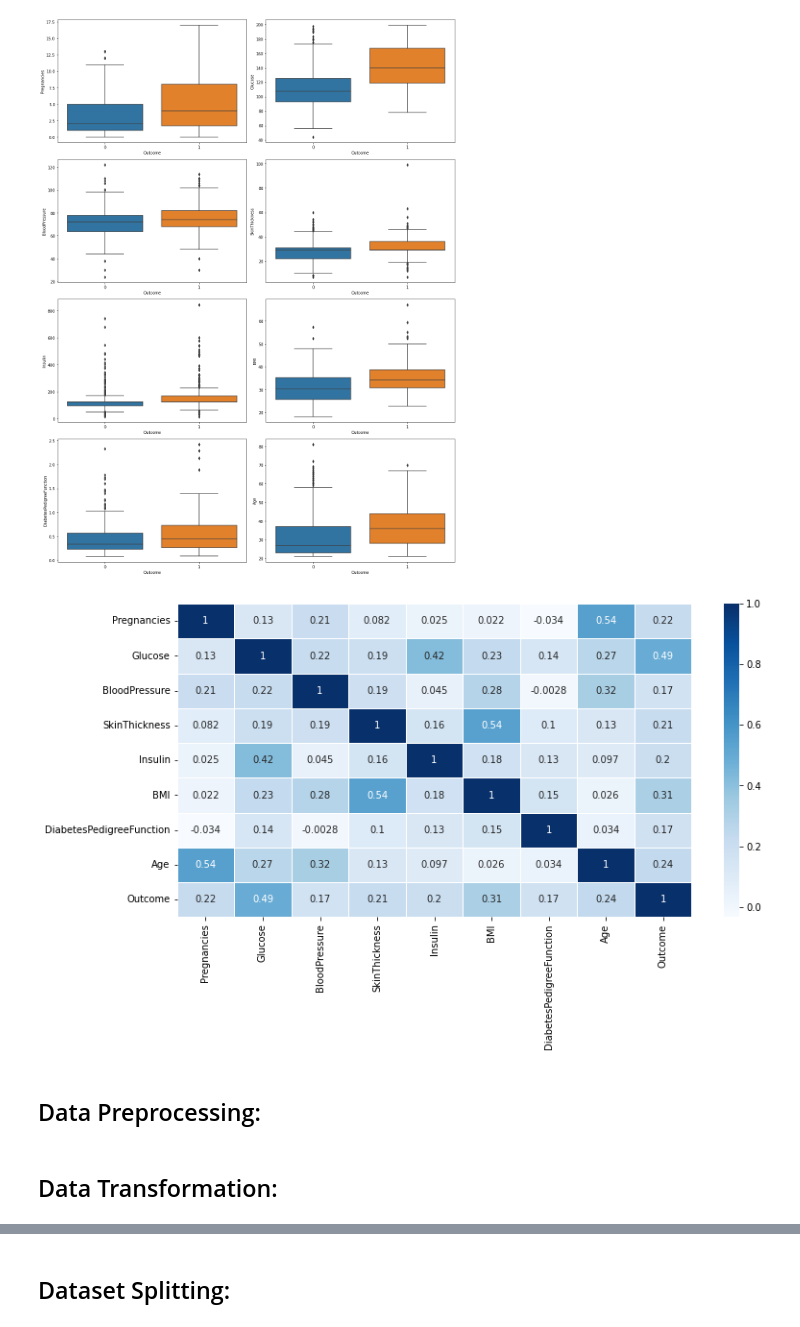
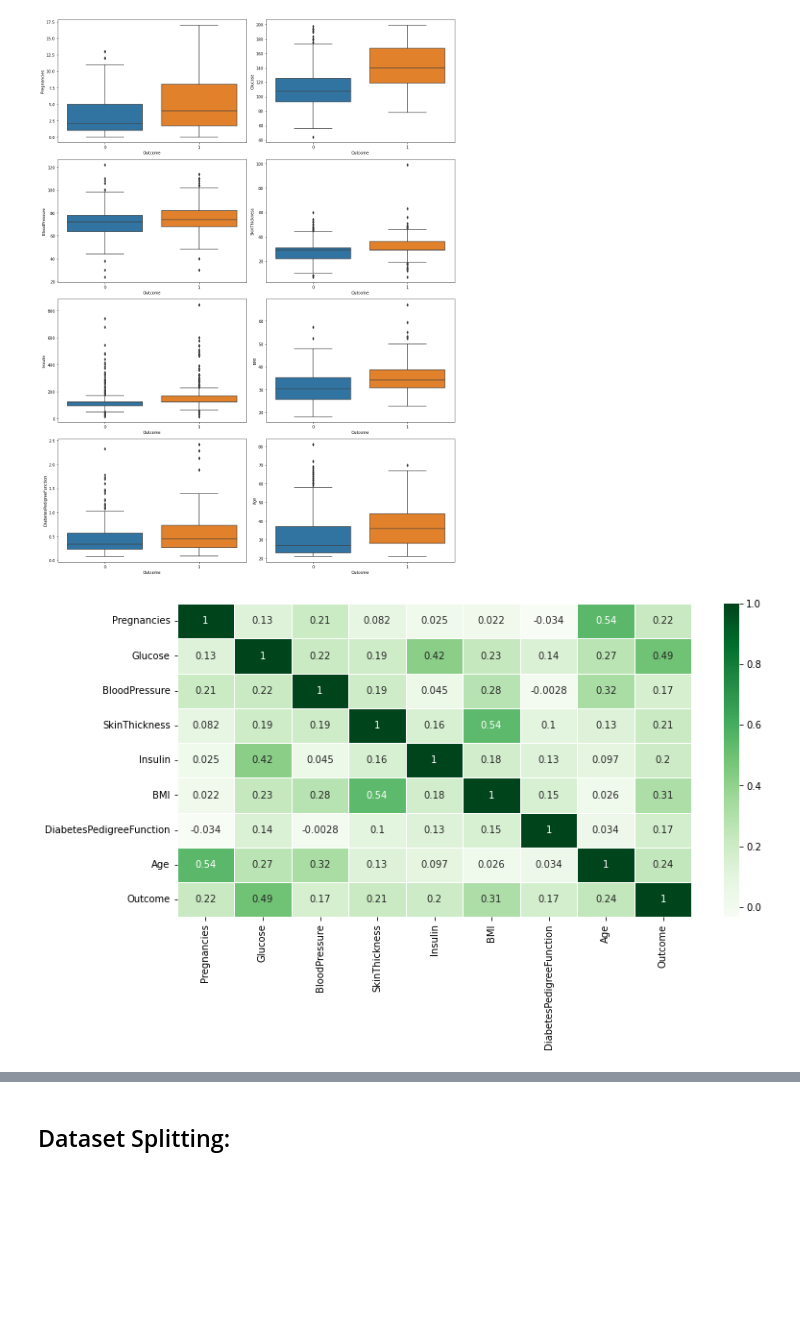
Before and after one commit to charafmrah/Pima-Indians-Diabetes-Dataset, a Jupyter notebook: Diabetes Classification-KNN-detailed.ipynb, the cells around one changed output, grey strips where cells are left out. Saved outputs shown, nothing was run; the diff lists cells and outputs as text; code cells hidden in the pictures; blank space fills up the shorter version.

```diff
--- a/Diabetes Classification-KNN-detailed.ipynb
+++ b/Diabetes Classification-KNN-detailed.ipynb
@@ -130,12 +130,8 @@ plt.show()
 # %%
 #Plotting a heatmap correlation matrix
 corr = df_copy.corr()
 fig, ax = plt.subplots(figsize = (12,6))
-sns.heatmap(corr, annot = True, cmap = 'Blues', linewidths = 0.5, ax = ax)
+sns.heatmap(corr, annot = True, cmap = 'Greens', linewidths = 0.7, ax = ax)
 plt.show()
 # %% [output]
-[figure, old version]
+[figure, new version]
-# %% [markdown]
-## Data Preprocessing:
-# %% [markdown]
-## Data Transformation:
```
Also changed, not shown: parts of 12 cells of this notebook.
